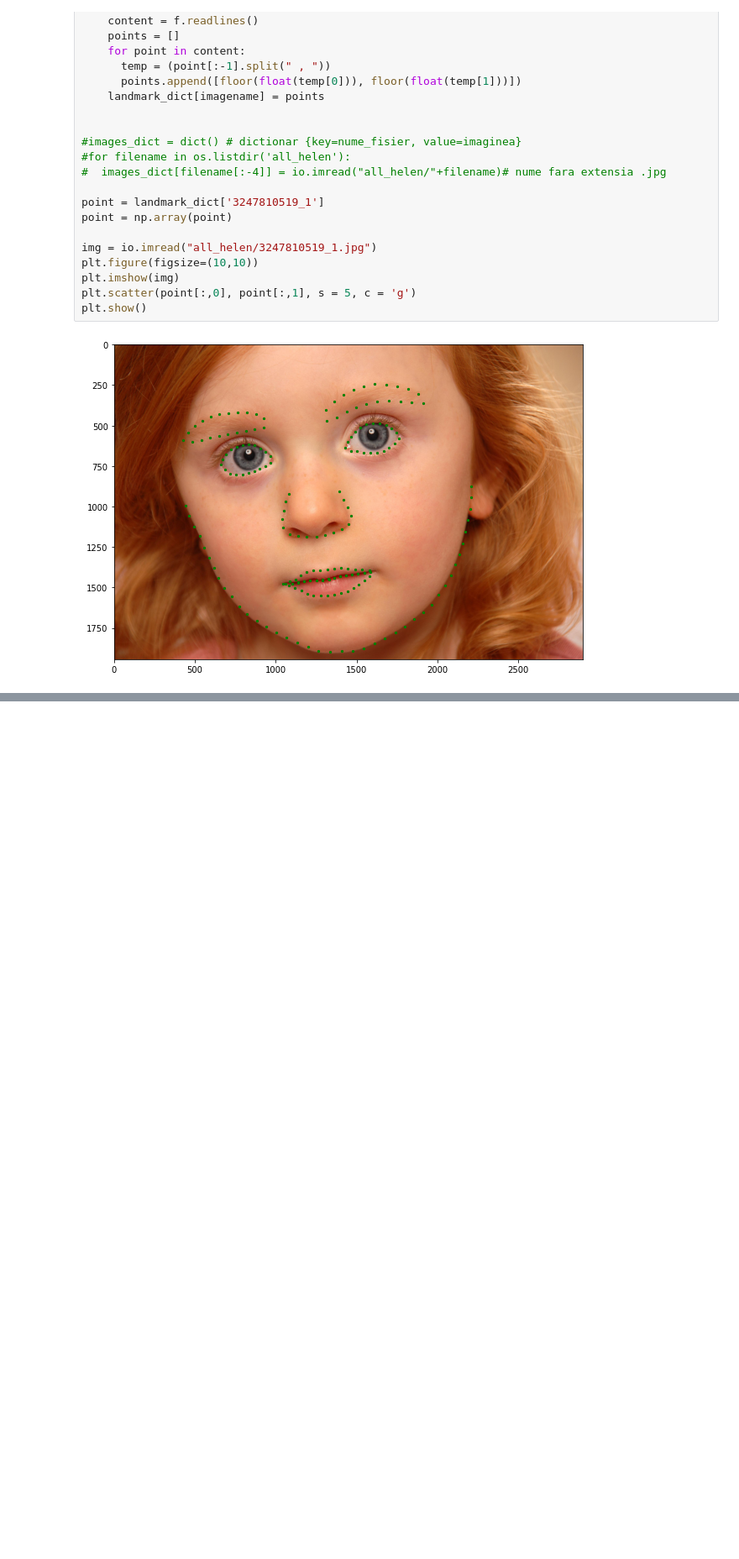
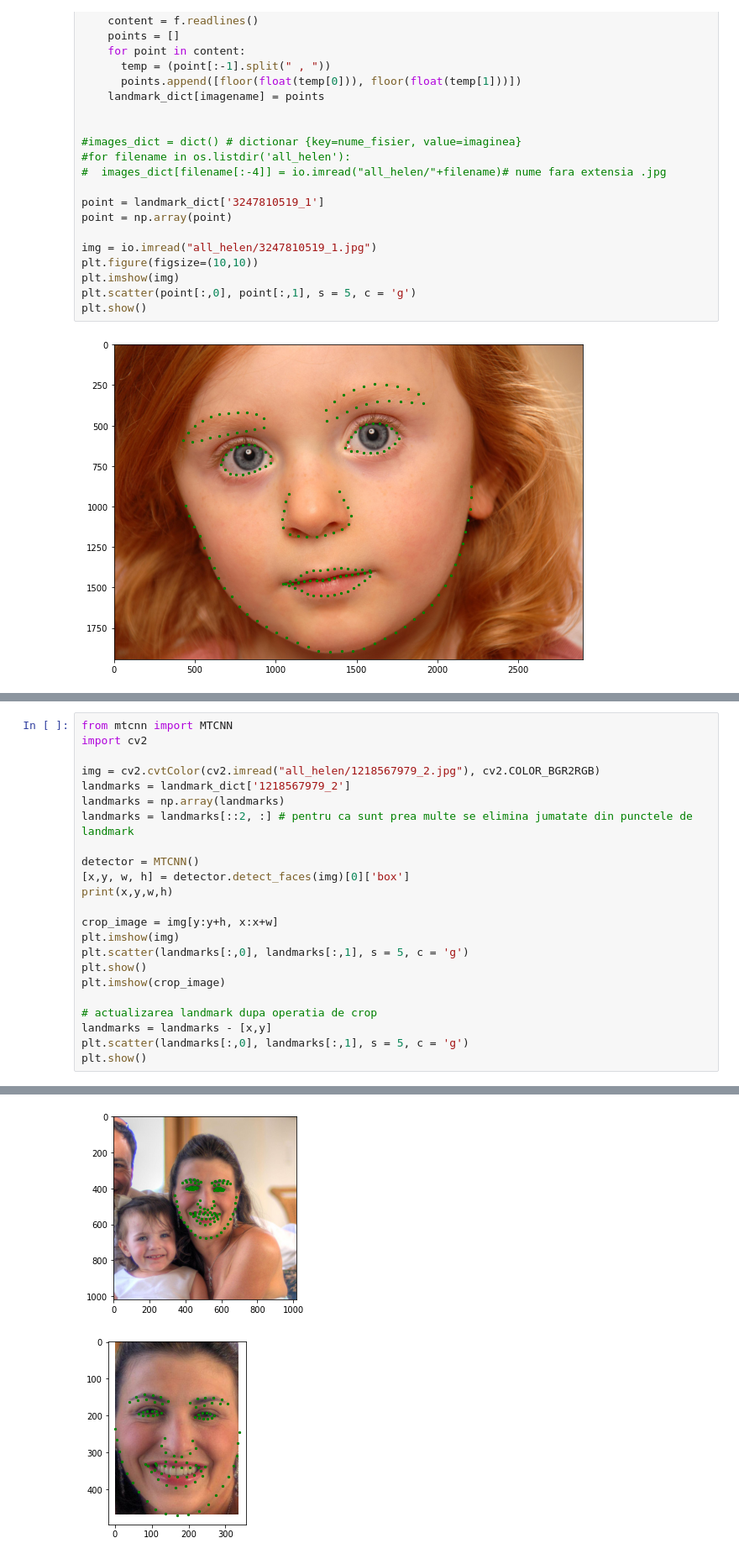
Before and after one commit to alexandrufiruti/masterlastyear, a Jupyter notebook: mlav/face_landmark_localization.ipynb, the cells around one changed output, grey strips where cells are left out. Shown at 84% size. Saved outputs shown, nothing was run; the diff lists cells and outputs as text; blank space fills up the shorter version.

```diff
--- a/mlav/face_landmark_localization.ipynb
+++ b/mlav/face_landmark_localization.ipynb
@@ -122,0 +142,24 @@ haarcascade_frontal 100%[===================>] 908.33K  --.-KB/s    in 0.1s
+# %%
+from mtcnn import MTCNN
+import cv2
+
+img = cv2.cvtColor(cv2.imread("all_helen/1218567979_2.jpg"), cv2.COLOR_BGR2RGB)
+landmarks = landmark_dict['1218567979_2']
+landmarks = np.array(landmarks)
+landmarks = landmarks[::2, :] # pentru ca sunt prea multe se elimina jumatate din punctele de landmark
+
+detector = MTCNN()
+[x,y, w, h] = detector.detect_faces(img)[0]['box']
+print(x,y,w,h)
+
+crop_image = img[y:y+h, x:x+w]
+plt.imshow(img)
+plt.scatter(landmarks[:,0], landmarks[:,1], s = 5, c = 'g')
+plt.show()
+plt.imshow(crop_image)
+
+# actualizarea landmark dupa operatia de crop
+landmarks = landmarks - [x,y]
+plt.scatter(landmarks[:,0], landmarks[:,1], s = 5, c = 'g')
+plt.show()
+# %% [output]
@@ -122,0 +169,2 @@ haarcascade_frontal 100%[===================>] 908.33K  --.-KB/s    in 0.1s
+[figure, added]
+[figure, added]
```
Also changed, not shown: parts of 4 cells of this notebook.
